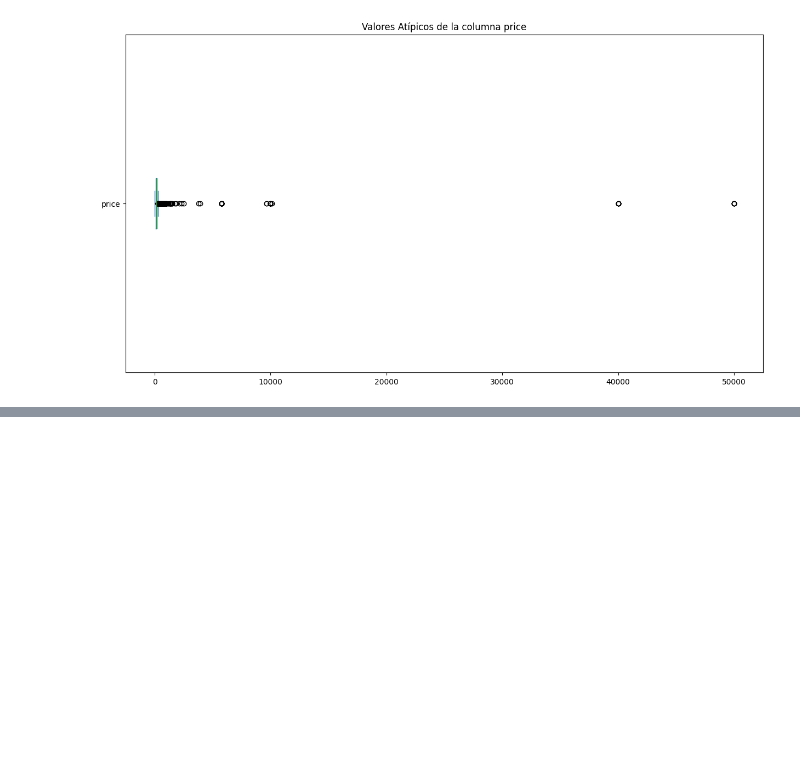
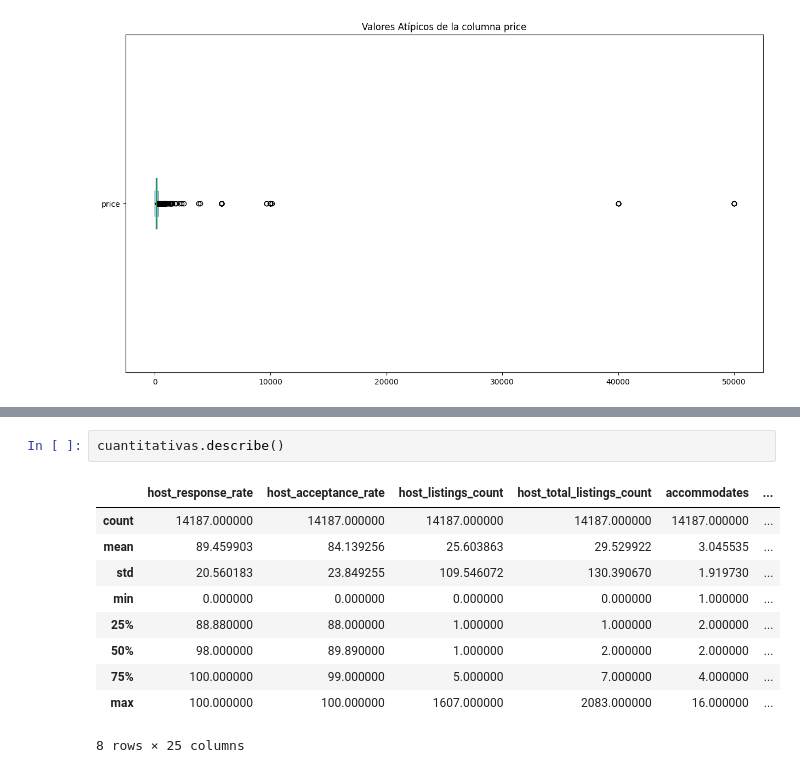
Before and after one commit to Raydays55/Valores_Atipicos, a Jupyter notebook: Actividad 4.2/Act_4_2.ipynb, the cells around one changed output, grey strips where cells are left out. Cells and saved outputs as stored; diff of their text form; blank space fills up the shorter version.

```diff
--- a/Actividad 4.2/Act_4_2.ipynb
+++ b/Actividad 4.2/Act_4_2.ipynb
@@ -122,0 +162,13 @@ plt.show() #dibujamos el diagrama
+# %%
+cuantitativas.describe()
+# %% [output]
+|  | host_response_rate | host_acceptance_rate | host_listings_count | host_total_listings_count | accommodates | ... |
+| count | 14187.000000 | 14187.000000 | 14187.000000 | 14187.000000 | 14187.000000 | ... |
+| mean | 89.459903 | 84.139256 | 25.603863 | 29.529922 | 3.045535 | ... |
+| std | 20.560183 | 23.849255 | 109.546072 | 130.390670 | 1.919730 | ... |
+| min | 0.000000 | 0.000000 | 0.000000 | 0.000000 | 1.000000 | ... |
+| 25% | 88.880000 | 88.000000 | 1.000000 | 1.000000 | 2.000000 | ... |
+| 50% | 98.000000 | 89.890000 | 1.000000 | 2.000000 | 2.000000 | ... |
+| 75% | 100.000000 | 99.000000 | 5.000000 | 7.000000 | 4.000000 | ... |
+| max | 100.000000 | 100.000000 | 1607.000000 | 2083.000000 | 16.000000 | ... |
+8 rows × 25 columns
```
Also changed, not shown: parts of 8 cells of this notebook, 1 other file.
